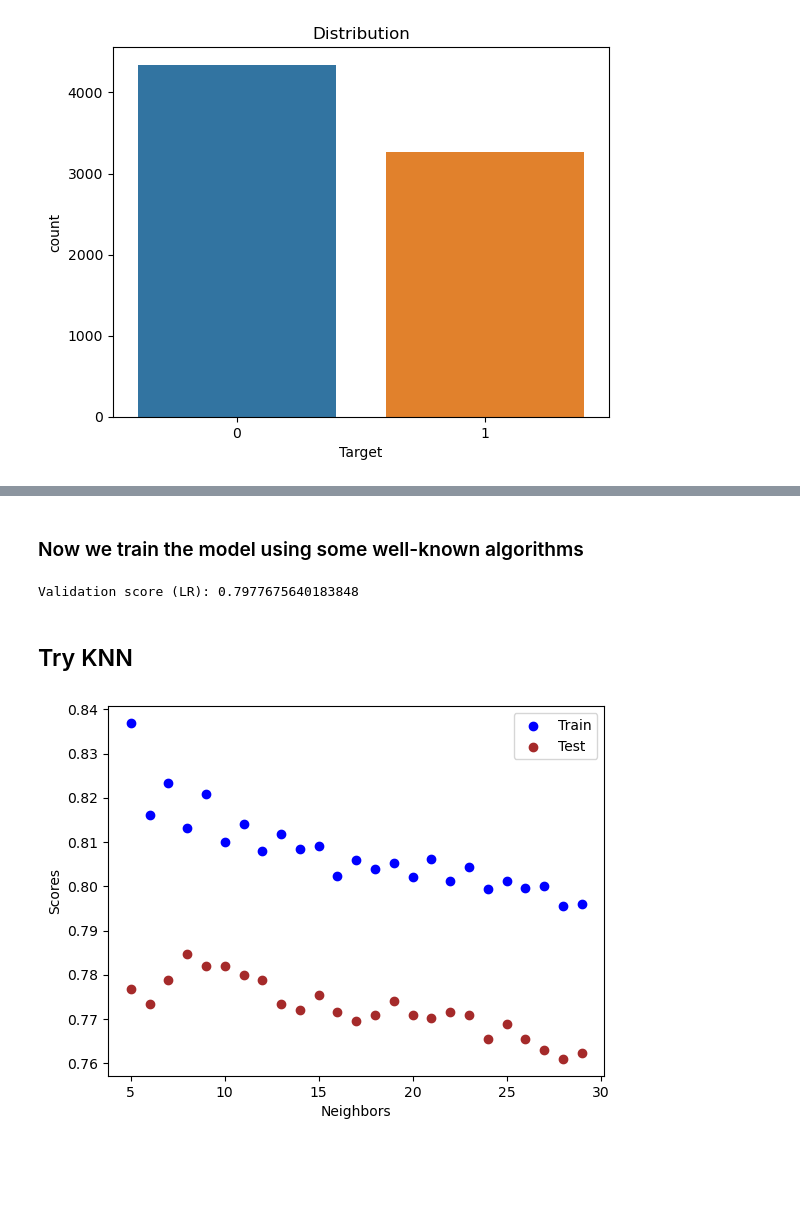
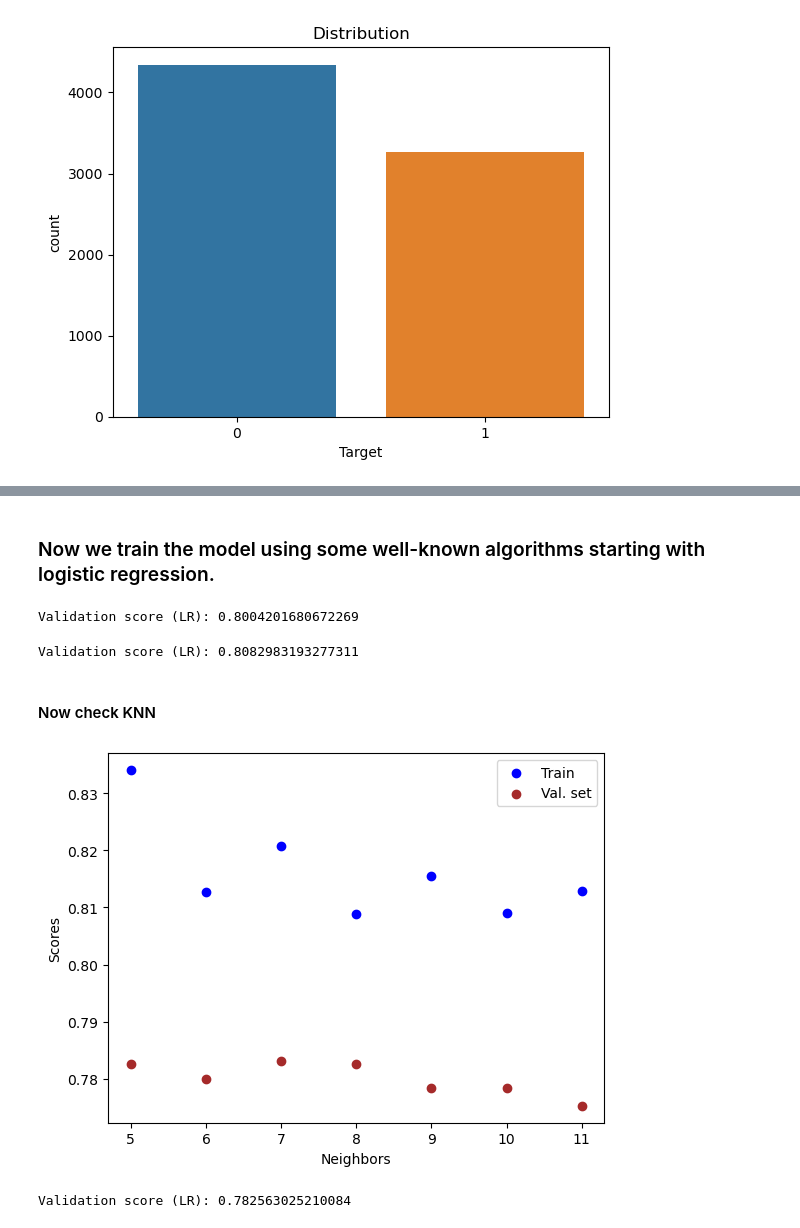
Before and after one commit to rgjha/data_science_basics, a Jupyter notebook: NLP/tweet_analysis_Kaggle/tweet_class.ipynb, the cells around one changed output, grey strips where cells are left out. Drawn from its saved outputs; the diff is of its cells as text; code cells hidden in the pictures; blank space fills up the shorter version.

```diff
--- a/NLP/tweet_analysis_Kaggle/tweet_class.ipynb
+++ b/NLP/tweet_analysis_Kaggle/tweet_class.ipynb
@@ -89,5 +107,8 @@ stop = stopwords.words('english')
 # %%
-train_data['Text'] = train_data['Text'].apply(lambda x: ' '.join([word for word in x.split() if word not in (stop)]))
+train_data['Text'] = train_data['Text'].apply(lambda x: ' '.join([word for word in x.split()
+                                                                  if word not in (stop)]))
+test_data['Text'] = test_data['Text'].apply(lambda x: ' '.join([word for word in x.split()
+                                                                  if word not in (stop)]))
 train_data.head()
 # %% [output]
 |  | Id | Text | Target |
@@ -113,7 +148,7 @@ X_train = vectorizer.fit_transform(train_data['Text'])
 y_train = train_data['Target']
 X_test = vectorizer.transform(test_data['Text'])
 # %% [markdown]
-### Now we train the model using some well-known algorithms
+### Now we train the model using some well-known algorithms starting with logistic regression.
 # %%
 #Importing required libraries
 from sklearn.model_selection import train_test_split
@@ -121,7 +156,7 @@ from sklearn.linear_model import LogisticRegression
 from sklearn.metrics import accuracy_score
 
 #Splitting train data into train and validation sets
-X_train, X_val, y_train, y_val = train_test_split(X_train, y_train, test_size=0.2, random_state=42)
+X_train, X_val, y_train, y_val = train_test_split(X_train, y_train, test_size=0.25, random_state=42)
 # Train logistic regression model
 lr_model = LogisticRegression(random_state=42)
 lr_model.fit(X_train, y_train)
@@ -129,9 +164,20 @@ y_pred_val = lr_model.predict(X_val)
 val_accuracy = accuracy_score(y_val, y_pred_val)
 print('Validation score (LR):', val_accuracy)
 # %% [output]
-Validation score (LR): 0.7977675640183848
+Validation score (LR): 0.8004201680672269
+# %%
+# Tuning Logistic regression
+
+from sklearn.linear_model import LogisticRegressionCV
+lr_cv = LogisticRegressionCV(cv=5,max_iter =3000)
+lr_cv.fit(X_train, y_train)
+y_pred_val = lr_cv.predict(X_val)
+val_accuracy = accuracy_score(y_val, y_pred_val)
+print('Validation score (LR):', val_accuracy)
+# %% [output]
+Validation score (LR): 0.8082983193277311
 # %% [markdown]
-## Try KNN
+#### Now check KNN
 # %%
 from sklearn.neighbors import KNeighborsClassifier
 import warnings
@@ -141,7 +187,8 @@ test_sc = []
 train_sc = []
 neighbors = []
 
-for i in range (5, 30):
+# Do a quick scan to see if there is much difference
+for i in range (5, 12):
     knn_model = KNeighborsClassifier(n_neighbors=i)
     knn_model.fit(X_train, y_train)
     neighbors.append(i)
@@ -150,11 +197,19 @@ for i in range (5, 30):
 # %%
 import matplotlib.pyplot as plt
 plt.scatter(neighbors, train_sc, c = 'blue', label='Train')
-plt.scatter(neighbors, test_sc, c = 'brown', label='Test')
+plt.scatter(neighbors, test_sc, c = 'brown', label='Val. set')
 plt.xlabel('Neighbors')
 plt.ylabel('Scores')
 plt.legend()
 plt.show()
 # %% [output]
-[figure, old version]
+[figure, new version]
+# %%
+knn_model = KNeighborsClassifier(n_neighbors=8)
+knn_model.fit(X_train, y_train)
+y_pred_val = knn_model.predict(X_val)
+val_accuracy = accuracy_score(y_val, y_pred_val)
+print('Validation score (LR):', val_accuracy)
+# %% [output]
+Validation score (LR): 0.782563025210084
 # %% [markdown]
```
Also changed, not shown: parts of 24 cells of this notebook, 5 other files.
